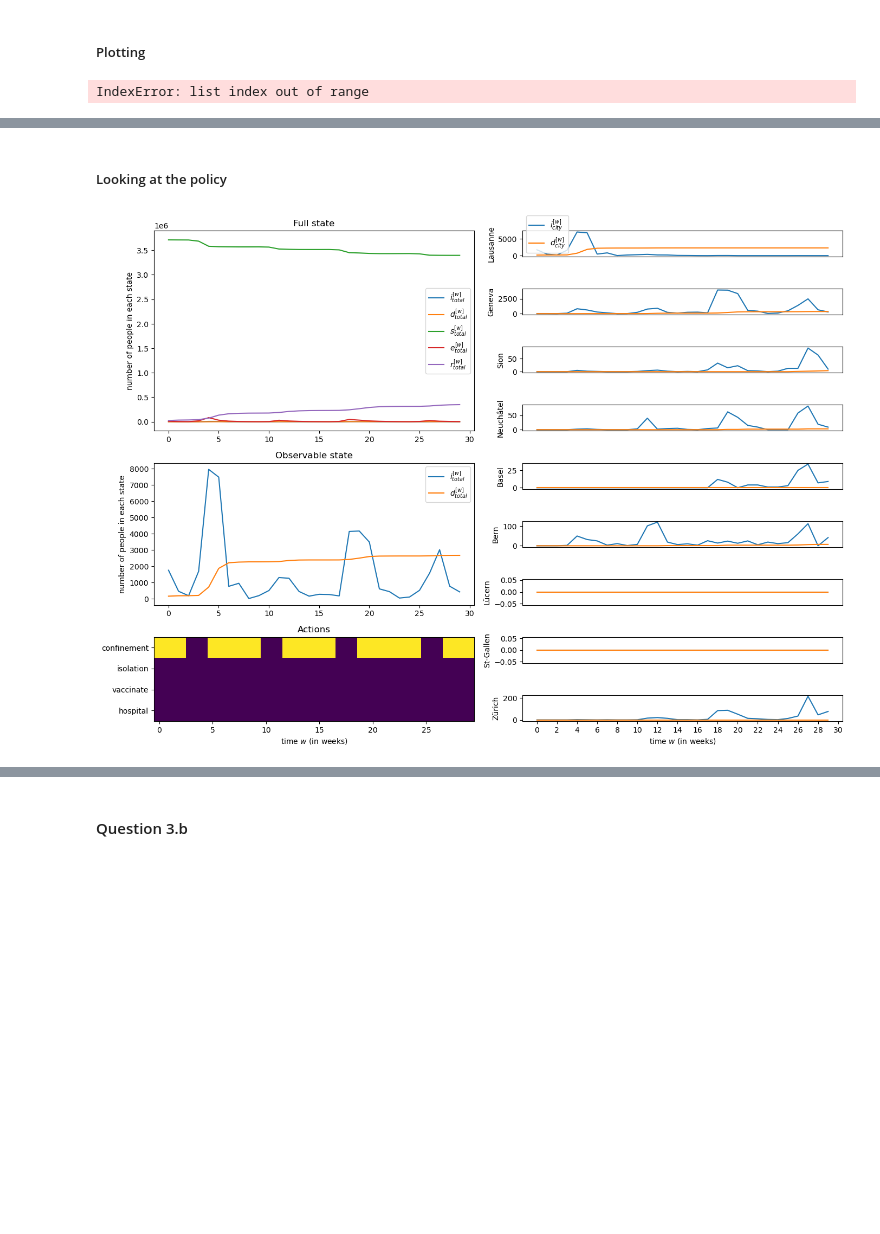
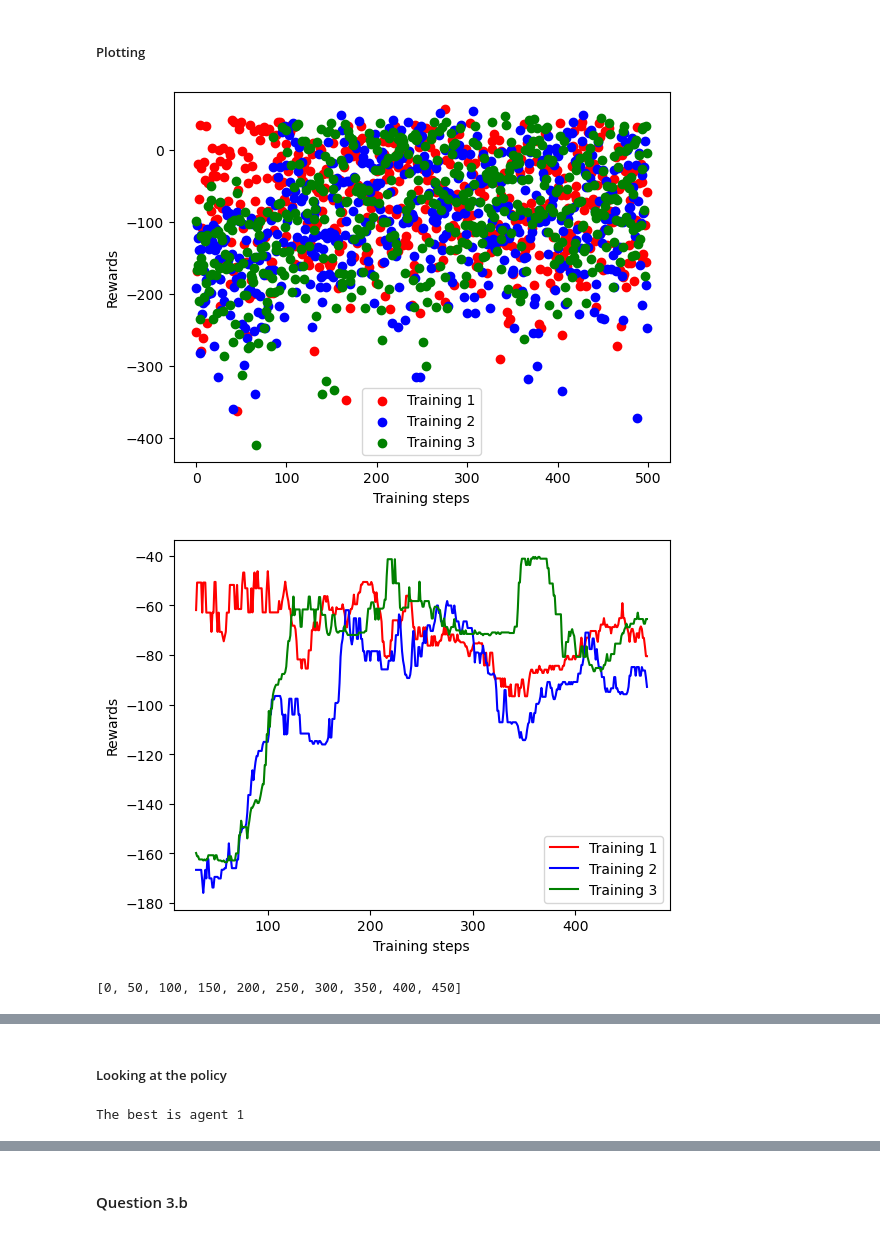
Before and after one commit to paulblgr/Miniproject-ANN, a Jupyter notebook: notebook.ipynb, the cells around one changed output, grey strips where cells are left out. Saved outputs shown, nothing was run; the diff lists cells and outputs as text; code cells hidden in the pictures; blank space fills up the shorter version.

```diff
--- a/notebook.ipynb
+++ b/notebook.ipynb
@@ -101,28 +102,10 @@ KeyboardInterrupt:
 # %% [markdown]
 ##### Plotting
-# %%
-
-colors = ['red', 'blue', 'green']
-markers = ['o', 's', 'D']
-
-x = list(range(len(training_traces[0])))
-fig, ax = plt.subplots()
-
-for i, training_trace in enumerate(training_traces):
-    if i == 1 :
-        y = training_trace
-        ax.scatter(x, y, color=colors[i], label=f'Training {i+1}')
-
-ax.legend()
-ax.set_xlabel('Training steps')
-ax.set_ylabel('Rewards')
-plt.show()
-
-
-avg_eval_trace = np.mean(np.array(eval_traces), axis=1)
-plt.plot(avg_eval_trace)
-ax.set_xlabel('Training steps')
-ax.set_ylabel('Average evaluation rewards')
-plt.show()
-# %% [output]
-IndexError: list index out of range
+# %%
+from utils import plot_training
+
+plot_training(training_traces, eval_traces)
+# %% [output]
+[figure, added]
+[figure, added]
+[0, 50, 100, 150, 200, 250, 300, 350, 400, 450]
@@ -130,11 +114,7 @@ IndexError: list index out of range
 ##### Looking at the policy
 # %%
 best_evals = np.max(eval_traces, 1)
-best_agent = np.argmax(best_evals)
-print(f"The best agent is the {best_agent +1}th one")
-
-
-three_episodes = [run_episode(DQNagents[best_agent], env, 100*i) for i in range(3)]
-plot_episode(three_episodes[2][0], dyn, True)
+best_agent_idx = np.argmax(best_evals)
+print(f"The best is agent {best_agent_idx +1}")
 # %% [output]
-[figure, removed]
+The best is agent 1
```
Also changed, not shown: parts of 19 cells of this notebook, 13 other files.
